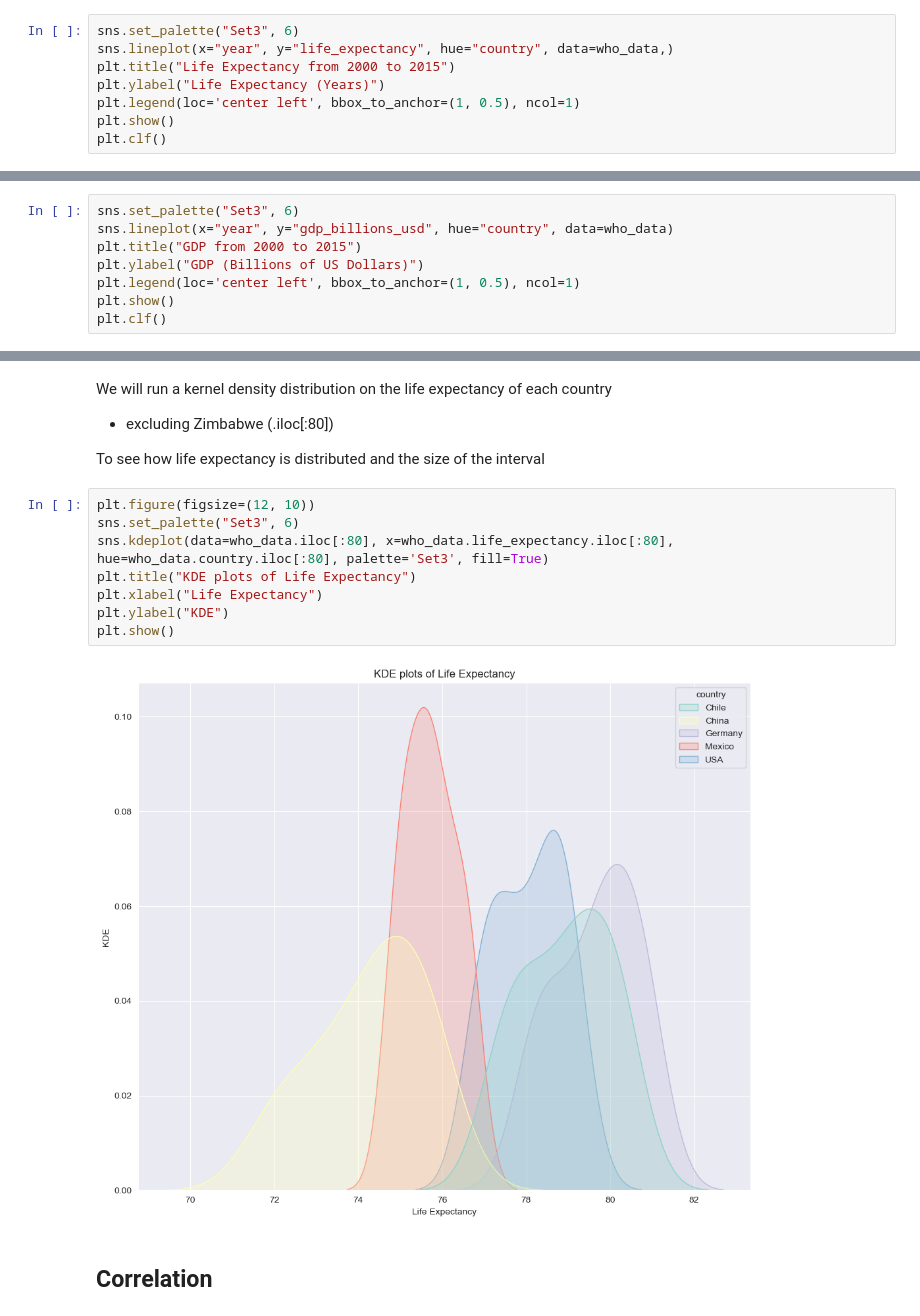
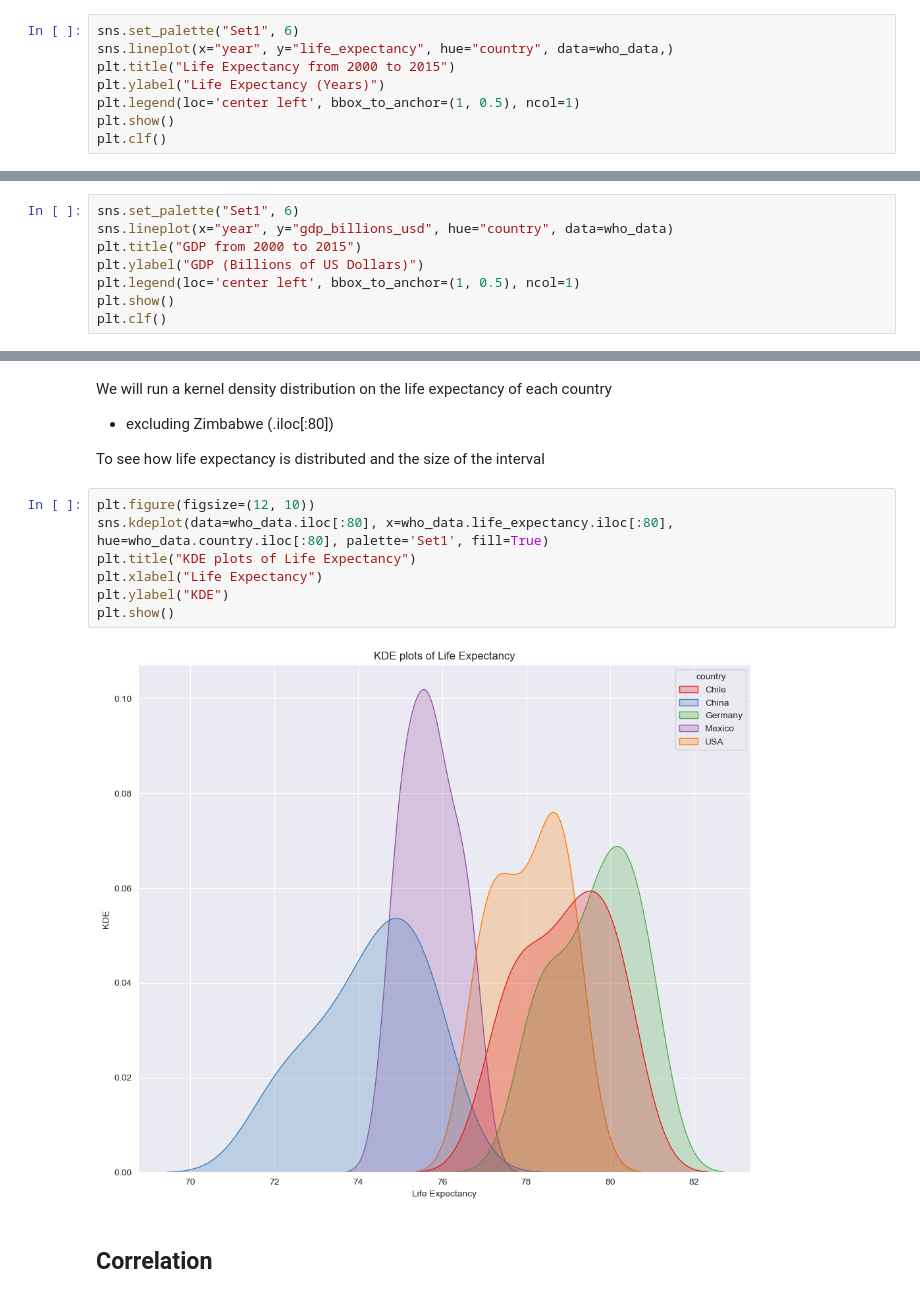
Before and after one commit to pineapple-bois/Life-Expectancy-and-GDP, a Jupyter notebook: life_expectancy_gdp.ipynb, the cells around one changed output, grey strips where cells are left out. Cells and saved outputs as stored; diff of their text form.

```diff
--- a/life_expectancy_gdp.ipynb
+++ b/life_expectancy_gdp.ipynb
@@ -63,7 +63,7 @@ New Columns:
 # %% [markdown]
 Think we need to make some initial visualisations of life expectancy vs year with hue = country with a similar visualisation for GDP...
 # %%
-sns.set_palette("Set3", 6)
+sns.set_palette("Set1", 6)
 sns.lineplot(x="year", y="life_expectancy", hue="country", data=who_data,)
 plt.title("Life Expectancy from 2000 to 2015")
 plt.ylabel("Life Expectancy (Years)")
@@ -78,7 +78,7 @@ Zimbabwe's life expectancy is significantly lower than the other 5 countries.
 There's also a dip in 2004. Would be interesting to find out what was happening in Zimbabwe politically/economically in 2004
 We need to separate our visualisations.
 # %%
-sns.set_palette("Set3", 6)
+sns.set_palette("Set1", 6)
 sns.lineplot(x="year", y="gdp_billions_usd", hue="country", data=who_data)
 plt.title("GDP from 2000 to 2015")
 plt.ylabel("GDP (Billions of US Dollars)")
@@ -248,14 +248,13 @@ We will run a kernel density distribution on the life expectancy of each country
 To see how life expectancy is distributed and the size of the interval
 # %%
 plt.figure(figsize=(12, 10))
-sns.set_palette("Set3", 6)
-sns.kdeplot(data=who_data.iloc[:80], x=who_data.life_expectancy.iloc[:80], hue=who_data.country.iloc[:80], palette='Set3', fill=True)
+sns.kdeplot(data=who_data.iloc[:80], x=who_data.life_expectancy.iloc[:80], hue=who_data.country.iloc[:80], palette='Set1', fill=True)
 plt.title("KDE plots of Life Expectancy")
 plt.xlabel("Life Expectancy")
 plt.ylabel("KDE")
 plt.show()
 # %% [output]
-[figure, old version]
+[figure, new version]
 # %% [markdown]
 ## Correlation ##
 # %%
```
Also changed, not shown: parts of 10 cells of this notebook.
